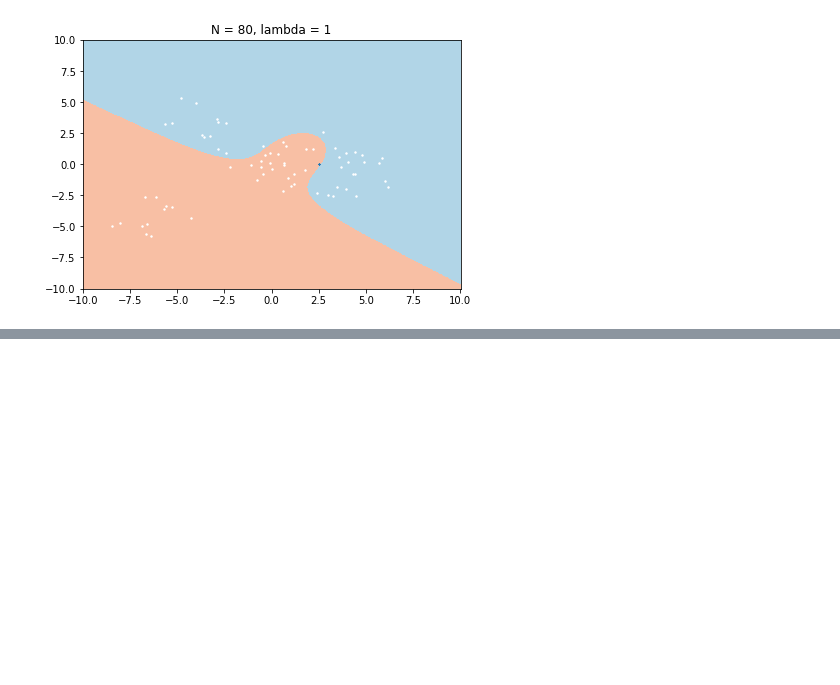
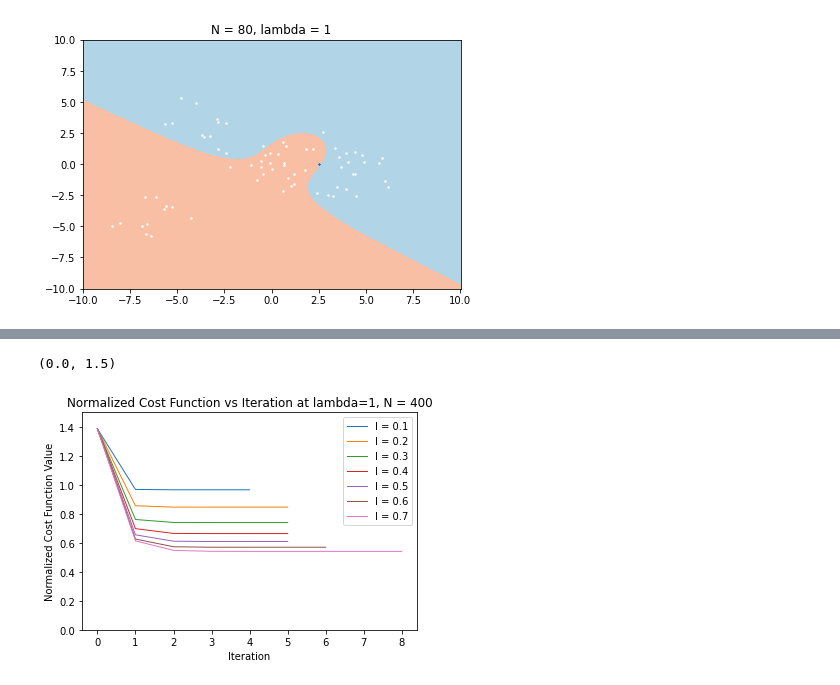
Before and after one commit to lcy0x1/ECE283, a Jupyter notebook: src/hw1/q1.ipynb, the cells around one changed output, grey strips where cells are left out. Saved outputs shown, nothing was run; the diff lists cells and outputs as text; code cells hidden in the pictures; blank space fills up the shorter version.

```diff
--- a/src/hw1/q1.ipynb
+++ b/src/hw1/q1.ipynb
@@ -356,0 +438,18 @@ test(regress(train_sample_0, train_sample_1,30,0.1))
+# %%
+param_list = [0.1,0.2,0.3,0.4,0.5,0.6,0.7]
+reg_list = [regressk(map_sample_0, map_sample_1, 200, 1, l)
+            for l in param_list]
+
+fig, ax = plt.subplots()
+lines = []
+for reg in reg_list:
+    line, = ax.plot(reg["cost"], linewidth=1, label='l = '+str(reg["l"]))
+    lines.append(line)
+ax.legend(handles=lines)
+ax.set_title("Normalized Cost Function vs Iteration at lambda=1, N = 400")
+ax.set_xlabel("Iteration")
+ax.set_ylabel("Normalized Cost Function Value")
+ax.set_ylim(0,1.5)
+# %% [output]
+(0.0, 1.5)
+[figure, added]
```
Also changed, not shown: parts of 16 cells of this notebook, 2 other files.
